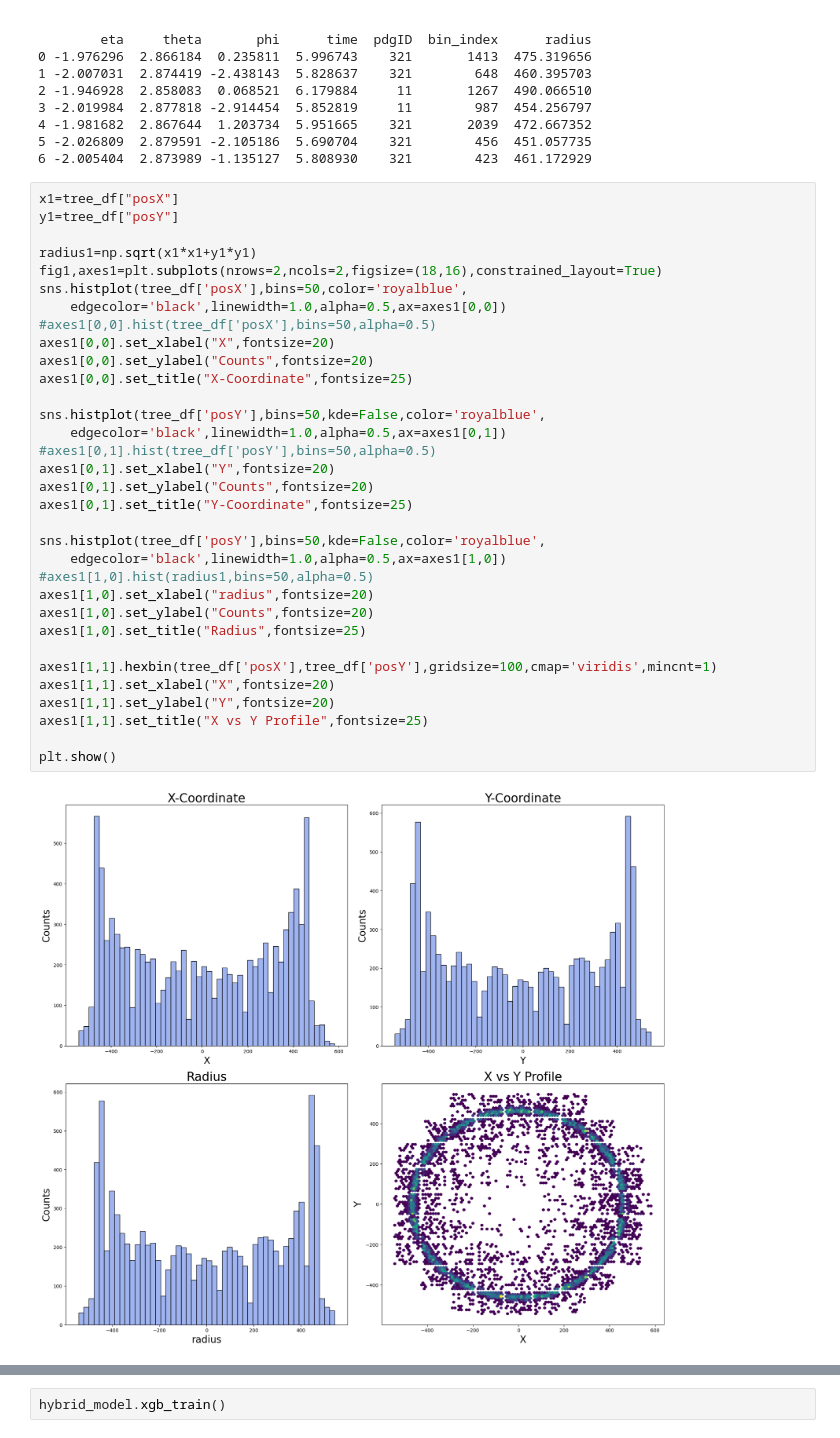
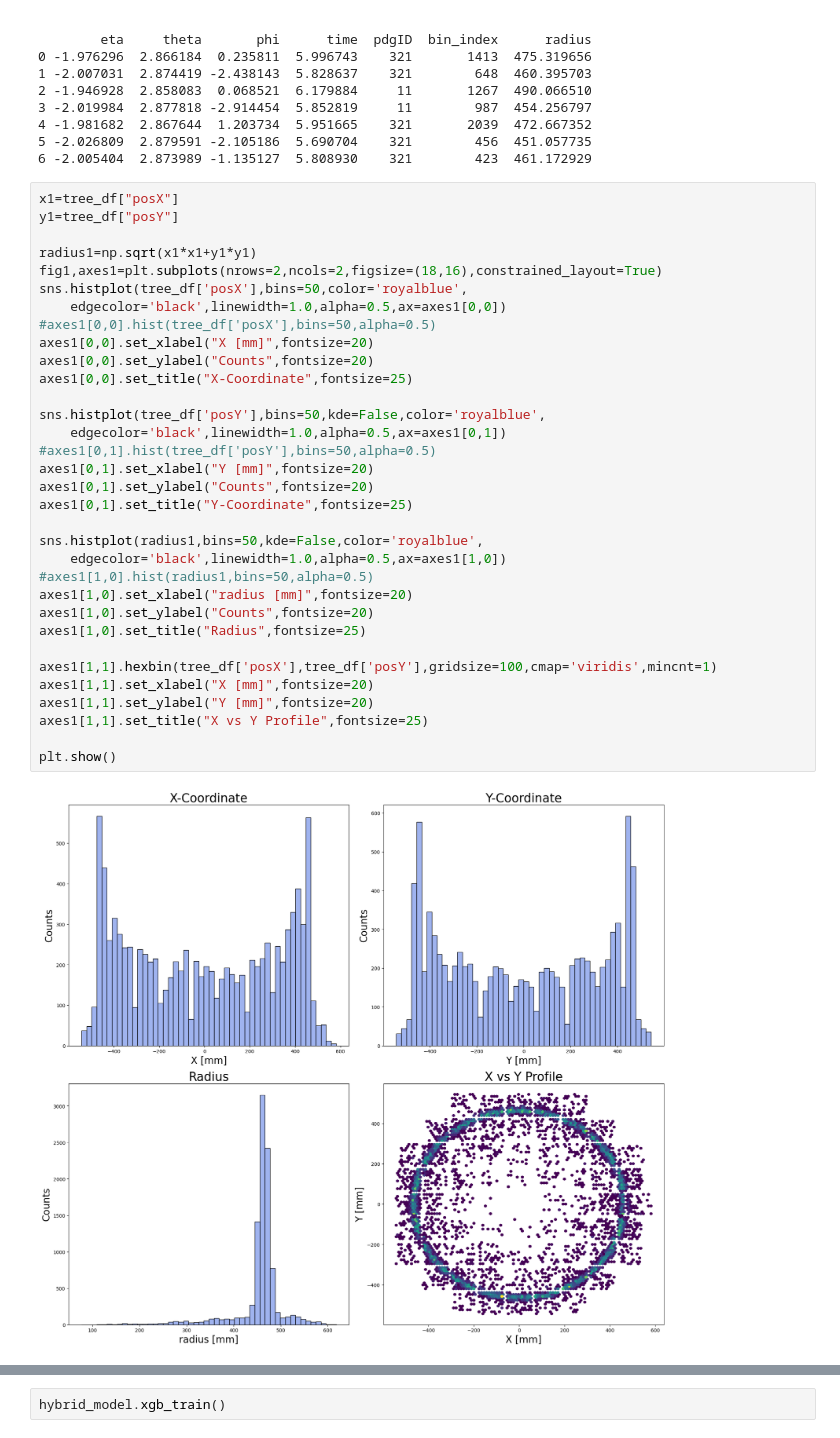
Before and after one commit to CFNSai/ml4patternrec, a Jupyter notebook: ringsdetAI.ipynb, the cells around one changed output, grey strips where cells are left out. Drawn from its saved outputs; the diff is of its cells as text.

Commit message:
Plot touch ups

```diff
--- a/ringsdetAI.ipynb
+++ b/ringsdetAI.ipynb
@@ -109,35 +109,35 @@ print(tree_df.head(7))
 # %%
 x1=tree_df["posX"]
 y1=tree_df["posY"]
 
 radius1=np.sqrt(x1*x1+y1*y1)
 fig1,axes1=plt.subplots(nrows=2,ncols=2,figsize=(18,16),constrained_layout=True)
 sns.histplot(tree_df['posX'],bins=50,color='royalblue',
     edgecolor='black',linewidth=1.0,alpha=0.5,ax=axes1[0,0])
 #axes1[0,0].hist(tree_df['posX'],bins=50,alpha=0.5)
-axes1[0,0].set_xlabel("X",fontsize=20)
+axes1[0,0].set_xlabel("X [mm]",fontsize=20)
 axes1[0,0].set_ylabel("Counts",fontsize=20)
 axes1[0,0].set_title("X-Coordinate",fontsize=25)
 
 sns.histplot(tree_df['posY'],bins=50,kde=False,color='royalblue',
     edgecolor='black',linewidth=1.0,alpha=0.5,ax=axes1[0,1])
 #axes1[0,1].hist(tree_df['posY'],bins=50,alpha=0.5)
-axes1[0,1].set_xlabel("Y",fontsize=20)
+axes1[0,1].set_xlabel("Y [mm]",fontsize=20)
 axes1[0,1].set_ylabel("Counts",fontsize=20)
 axes1[0,1].set_title("Y-Coordinate",fontsize=25)
 
-sns.histplot(tree_df['posY'],bins=50,kde=False,color='royalblue',
+sns.histplot(radius1,bins=50,kde=False,color='royalblue',
     edgecolor='black',linewidth=1.0,alpha=0.5,ax=axes1[1,0])
 #axes1[1,0].hist(radius1,bins=50,alpha=0.5)
-axes1[1,0].set_xlabel("radius",fontsize=20)
+axes1[1,0].set_xlabel("radius [mm]",fontsize=20)
 axes1[1,0].set_ylabel("Counts",fontsize=20)
 axes1[1,0].set_title("Radius",fontsize=25)
 
 axes1[1,1].hexbin(tree_df['posX'],tree_df['posY'],gridsize=100,cmap='viridis',mincnt=1)
-axes1[1,1].set_xlabel("X",fontsize=20)
-axes1[1,1].set_ylabel("Y",fontsize=20)
+axes1[1,1].set_xlabel("X [mm]",fontsize=20)
+axes1[1,1].set_ylabel("Y [mm]",fontsize=20)
 axes1[1,1].set_title("X vs Y Profile",fontsize=25)
 
 plt.show()
 # %% [output]
-[figure, old version]
+[figure, new version]
```
Also changed, not shown: parts of 2 cells of this notebook.
